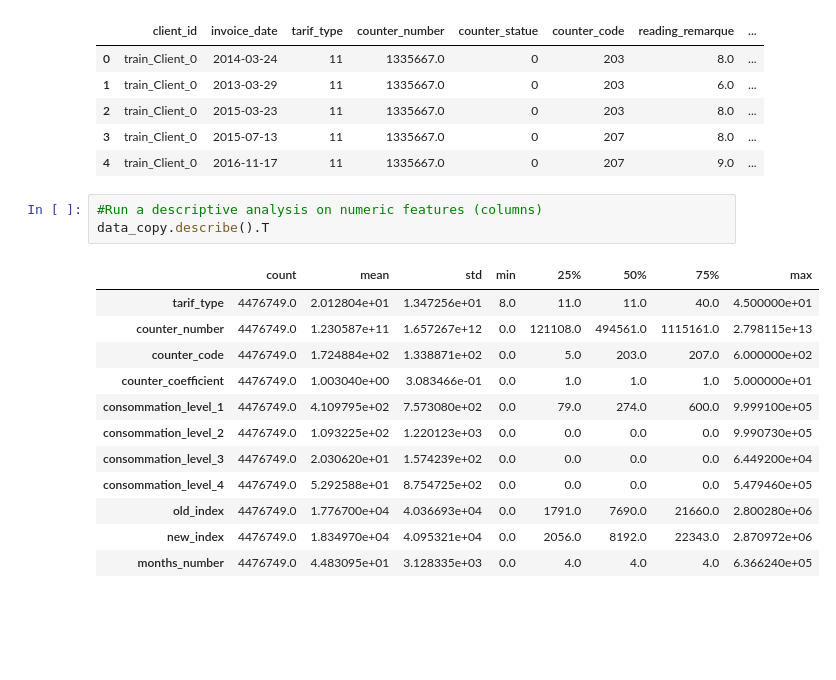
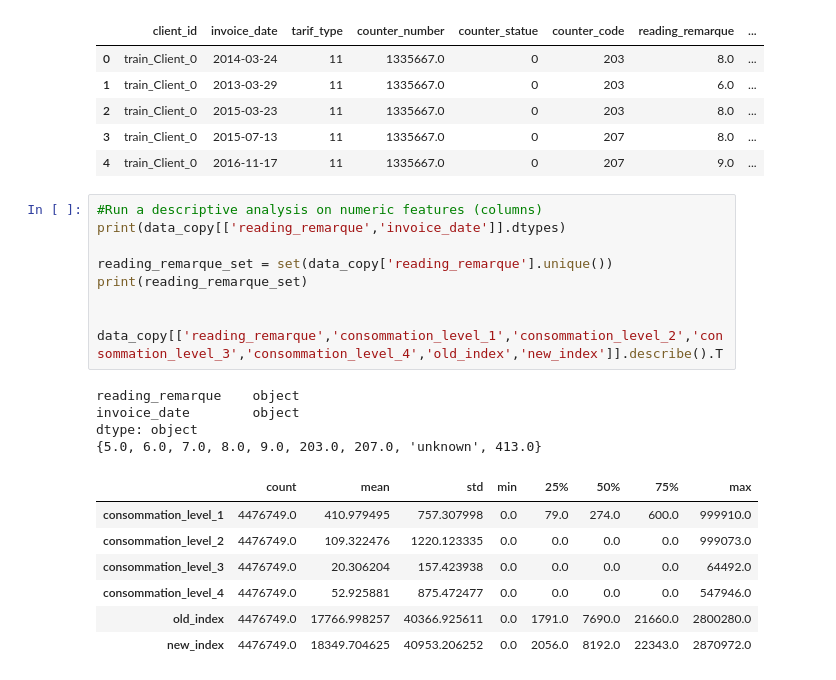
Before and after one commit to KaKigw/Checkpoint_Activities, a Jupyter notebook: Python_Checkpoints/Checkpoint_Data_pre_processing.ipynb, the cells around one changed output. Saved outputs shown, nothing was run; the diff lists cells and outputs as text; blank space fills up the shorter version.

Commit message:
Fixes on Checkpoint data preprocessing

```diff
--- a/Python_Checkpoints/Checkpoint_Data_pre_processing.ipynb
+++ b/Python_Checkpoints/Checkpoint_Data_pre_processing.ipynb
@@ -166,17 +167,22 @@ data_copy.head()
 | 4 | train_Client_0 | 2016-11-17 | 11 | 1335667.0 | 0 | 207 | 9.0 | ... |
 # %%
 #Run a descriptive analysis on numeric features (columns)
-data_copy.describe().T
+print(data_copy[['reading_remarque','invoice_date']].dtypes)
+
+reading_remarque_set = set(data_copy['reading_remarque'].unique())
+print(reading_remarque_set)
+
+
+data_copy[['reading_remarque','consommation_level_1','consommation_level_2','consommation_level_3','consommation_level_4','old_index','new_index']].describe().T
 # %% [output]
+reading_remarque    object
+invoice_date        object
+dtype: object
+{5.0, 6.0, 7.0, 8.0, 9.0, 203.0, 207.0, 'unknown', 413.0}
 |  | count | mean | std | min | 25% | 50% | 75% | max |
-| tarif_type | 4476749.0 | 2.012804e+01 | 1.347256e+01 | 8.0 | 11.0 | 11.0 | 40.0 | 4.500000e+01 |
-| counter_number | 4476749.0 | 1.230587e+11 | 1.657267e+12 | 0.0 | 121108.0 | 494561.0 | 1115161.0 | 2.798115e+13 |
-| counter_code | 4476749.0 | 1.724884e+02 | 1.338871e+02 | 0.0 | 5.0 | 203.0 | 207.0 | 6.000000e+02 |
-| counter_coefficient | 4476749.0 | 1.003040e+00 | 3.083466e-01 | 0.0 | 1.0 | 1.0 | 1.0 | 5.000000e+01 |
-| consommation_level_1 | 4476749.0 | 4.109795e+02 | 7.573080e+02 | 0.0 | 79.0 | 274.0 | 600.0 | 9.999100e+05 |
-| consommation_level_2 | 4476749.0 | 1.093225e+02 | 1.220123e+03 | 0.0 | 0.0 | 0.0 | 0.0 | 9.990730e+05 |
-| consommation_level_3 | 4476749.0 | 2.030620e+01 | 1.574239e+02 | 0.0 | 0.0 | 0.0 | 0.0 | 6.449200e+04 |
-| consommation_level_4 | 4476749.0 | 5.292588e+01 | 8.754725e+02 | 0.0 | 0.0 | 0.0 | 0.0 | 5.479460e+05 |
-| old_index | 4476749.0 | 1.776700e+04 | 4.036693e+04 | 0.0 | 1791.0 | 7690.0 | 21660.0 | 2.800280e+06 |
-| new_index | 4476749.0 | 1.834970e+04 | 4.095321e+04 | 0.0 | 2056.0 | 8192.0 | 22343.0 | 2.870972e+06 |
-| months_number | 4476749.0 | 4.483095e+01 | 3.128335e+03 | 0.0 | 4.0 | 4.0 | 4.0 | 6.366240e+05 |
+| consommation_level_1 | 4476749.0 | 410.979495 | 757.307998 | 0.0 | 79.0 | 274.0 | 600.0 | 999910.0 |
+| consommation_level_2 | 4476749.0 | 109.322476 | 1220.123335 | 0.0 | 0.0 | 0.0 | 0.0 | 999073.0 |
+| consommation_level_3 | 4476749.0 | 20.306204 | 157.423938 | 0.0 | 0.0 | 0.0 | 0.0 | 64492.0 |
+| consommation_level_4 | 4476749.0 | 52.925881 | 875.472477 | 0.0 | 0.0 | 0.0 | 0.0 | 547946.0 |
+| old_index | 4476749.0 | 17766.998257 | 40366.925611 | 0.0 | 1791.0 | 7690.0 | 21660.0 | 2800280.0 |
+| new_index | 4476749.0 | 18349.704625 | 40953.206252 | 0.0 | 2056.0 | 8192.0 | 22343.0 | 2870972.0 |
```
Also changed, not shown: parts of 8 cells of this notebook.
